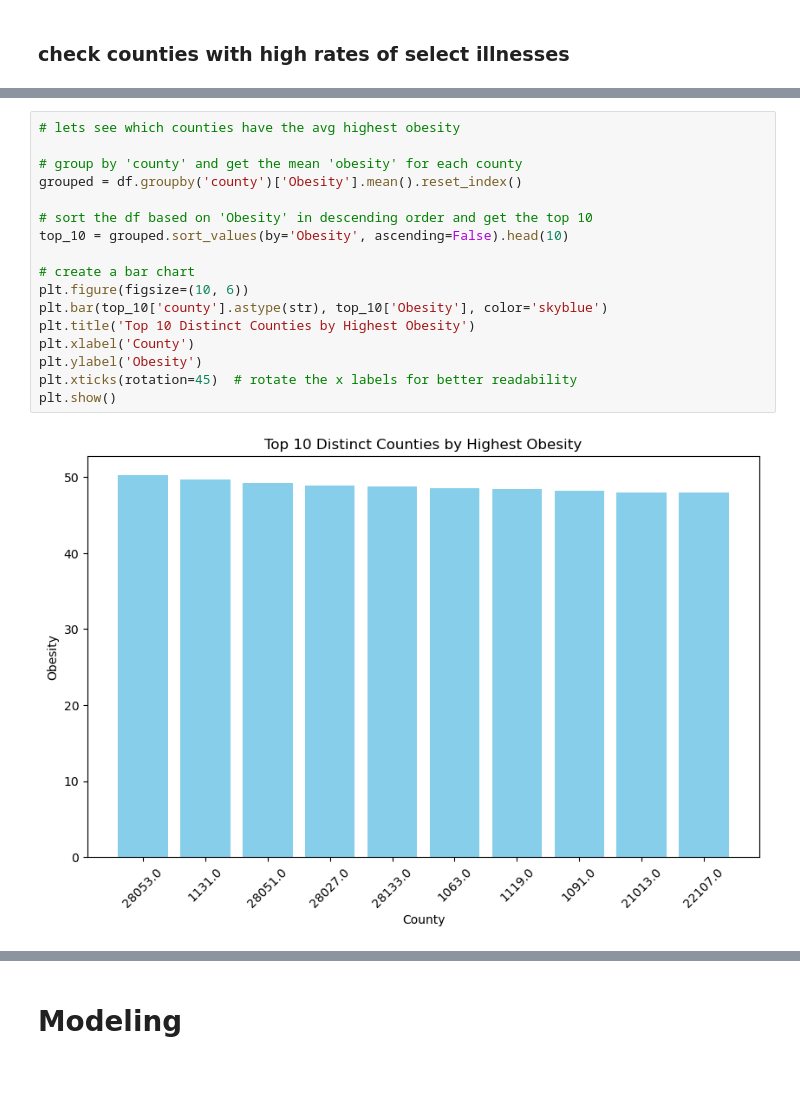
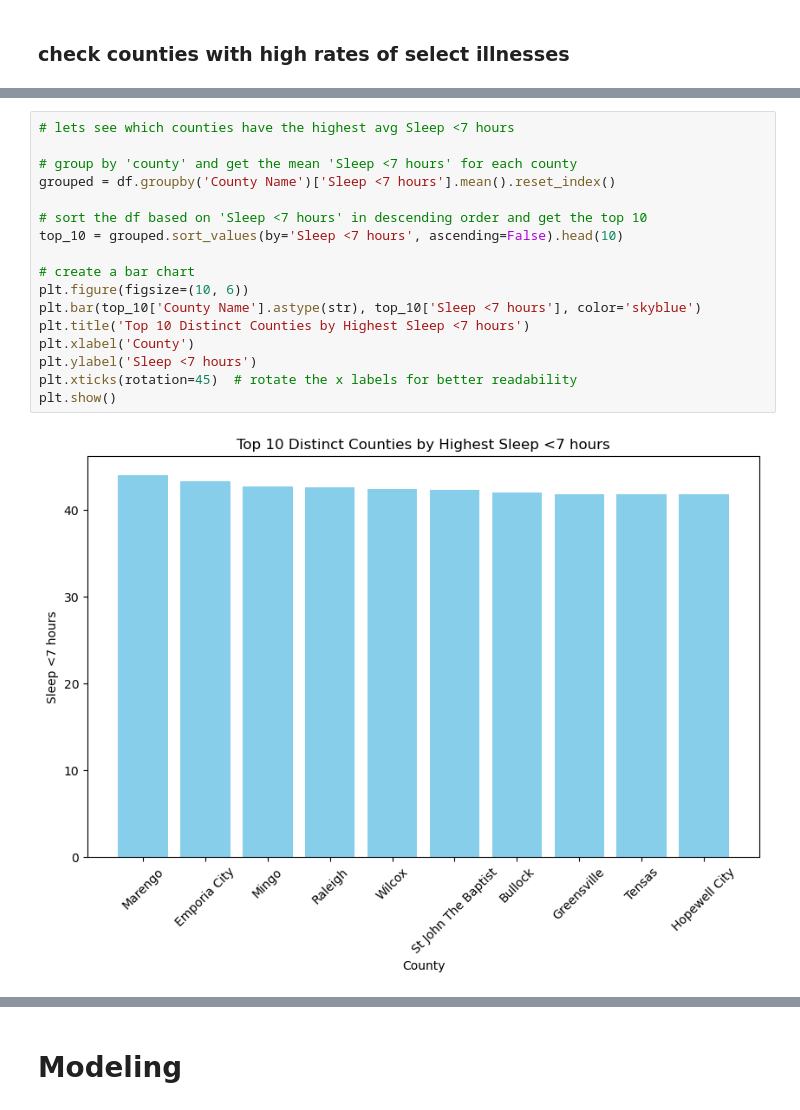
Before and after one commit to shailja-somani-0/ADS-599-Capstone, a Jupyter notebook: EDA.ipynb, the cells around one changed output, grey strips where cells are left out. Cells and saved outputs as stored; diff of their text form; blank space fills up the shorter version.

```diff
--- a/EDA.ipynb
+++ b/EDA.ipynb
@@ -608,19 +737,19 @@ top_10
 # %%
-# lets see which counties have the avg highest obesity
+# lets see which counties have the highest avg Sleep <7 hours
 
-# group by 'county' and get the mean 'obesity' for each county
-grouped = df.groupby('county')['Obesity'].mean().reset_index()
+# group by 'county' and get the mean 'Sleep <7 hours' for each county
+grouped = df.groupby('County Name')['Sleep <7 hours'].mean().reset_index()
 
-# sort the df based on 'Obesity' in descending order and get the top 10
-top_10 = grouped.sort_values(by='Obesity', ascending=False).head(10)
+# sort the df based on 'Sleep <7 hours' in descending order and get the top 10
+top_10 = grouped.sort_values(by='Sleep <7 hours', ascending=False).head(10)
 
 # create a bar chart
 plt.figure(figsize=(10, 6))
-plt.bar(top_10['county'].astype(str), top_10['Obesity'], color='skyblue')
-plt.title('Top 10 Distinct Counties by Highest Obesity')
+plt.bar(top_10['County Name'].astype(str), top_10['Sleep <7 hours'], color='skyblue')
+plt.title('Top 10 Distinct Counties by Highest Sleep <7 hours')
 plt.xlabel('County')
-plt.ylabel('Obesity')
+plt.ylabel('Sleep <7 hours')
 plt.xticks(rotation=45)  # rotate the x labels for better readability
 plt.show()
 # %% [output]
-[figure, old version]
+[figure, new version]
```
Also changed, not shown: parts of 40 cells of this notebook.
